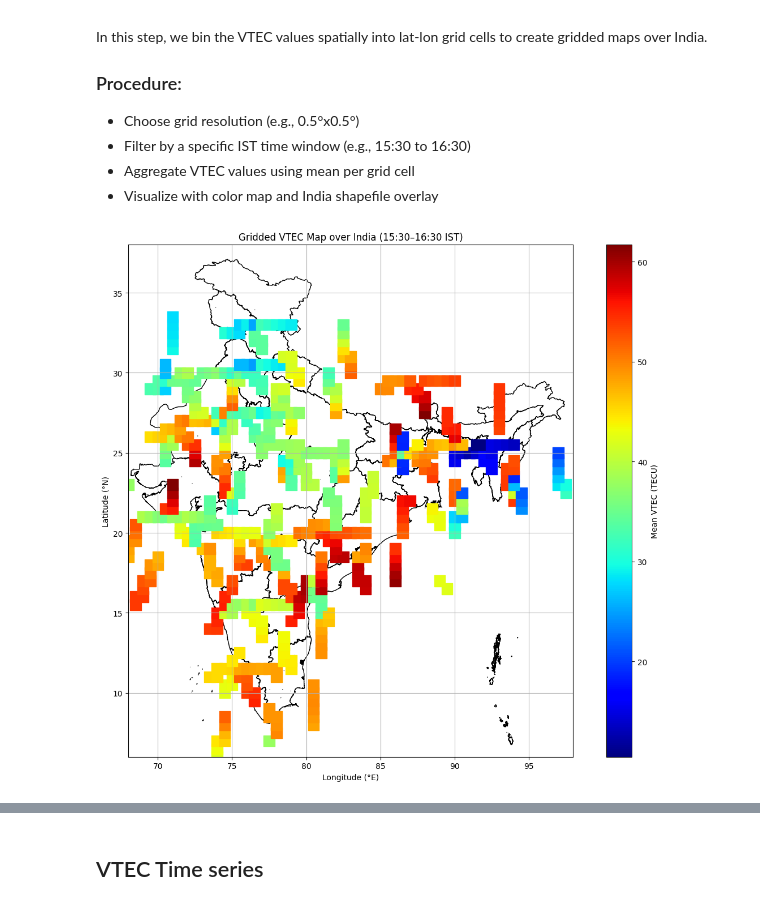
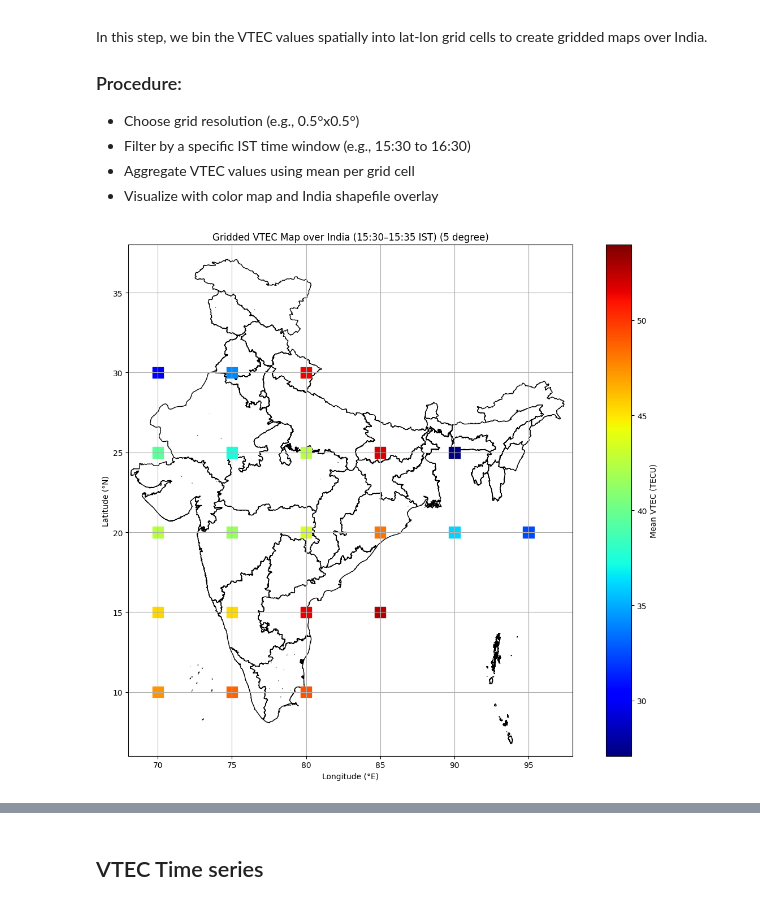
Before and after one commit to shivangichaudhary/TEC_2D_Mapping_Technique, a Jupyter notebook: Notebooks/TEC2D.ipynb, the cells around one changed output, grey strips where cells are left out. Cells and saved outputs as stored; diff of their text form; code cells hidden in the pictures.

```diff
--- a/Notebooks/TEC2D.ipynb
+++ b/Notebooks/TEC2D.ipynb
@@ -810,9 +810,9 @@ import geopandas as gpd
 
 # Load VTEC data
 vtec_dir = "../Data/GenData/Processed_TEC_with_VTEC"
-grid_resolution = 0.5  # in degrees
+grid_resolution = 5  # in degrees
 time_window_start = "2005-04-03 15:30:00"
-time_window_end = "2005-04-03 16:30:00"
+time_window_end = "2005-04-03 15:35:00"
 
 # Load all files and filter by time
 all_data = []
@@ -823,35 +823,35 @@ for file_path in glob.glob(os.path.join(vtec_dir, "*.csv")):
     all_data.append(df[['IPP_lat', 'IPP_lon', 'VTEC']])
 
 vtec_df = pd.concat(all_data, ignore_index=True)
 
 # Bin into lat-lon grid
 vtec_df['lat_bin'] = (vtec_df['IPP_lat'] // grid_resolution) * grid_resolution
 vtec_df['lon_bin'] = (vtec_df['IPP_lon'] // grid_resolution) * grid_resolution
 grid_vtec = vtec_df.groupby(['lat_bin', 'lon_bin'])['VTEC'].mean().reset_index()
 
 # Load India map
 shapefile_path = "../Data/shapefiles/STATE_BOUNDARY.shp"
 gdf = gpd.read_file(shapefile_path)
 if gdf.crs is None or gdf.crs.to_epsg() != 4326:
     gdf = gdf.to_crs(epsg=4326)
 
 # Plot gridded VTEC
 fig, ax = plt.subplots(figsize=(12, 10))
 gdf.plot(ax=ax, color='white', edgecolor='black')
 sc = ax.scatter(grid_vtec['lon_bin'], grid_vtec['lat_bin'], c=grid_vtec['VTEC'], cmap='jet', s=200, marker='s')
 
 plt.colorbar(sc, label='Mean VTEC (TECU)')
-ax.set_title("Gridded VTEC Map over India (15:30–16:30 IST)")
+ax.set_title("Gridded VTEC Map over India (15:30–15:35 IST) (5 degree)")
 ax.set_xlabel("Longitude (°E)")
 ax.set_ylabel("Latitude (°N)")
 ax.set_xlim(68, 98)
 ax.set_ylim(6, 38)
 ax.grid(True)
 plt.tight_layout()
 plt.savefig("../Output/VTEC_Gridded_Map_India.png", dpi=300)
 plt.show()
 # %% [output]
-[figure, old version]
+[figure, new version]
 # %%
 # Auto-detect available time range
 for file_path in glob.glob(os.path.join(vtec_dir, "*.csv")):
```
Also changed, not shown: parts of 7 cells of this notebook, 52 other files.
